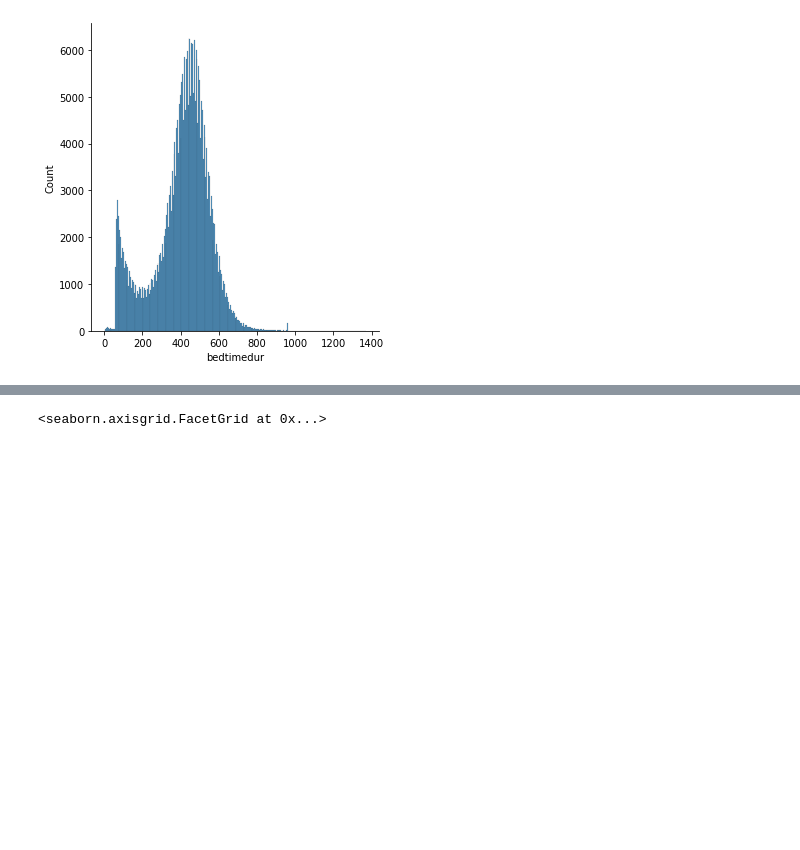
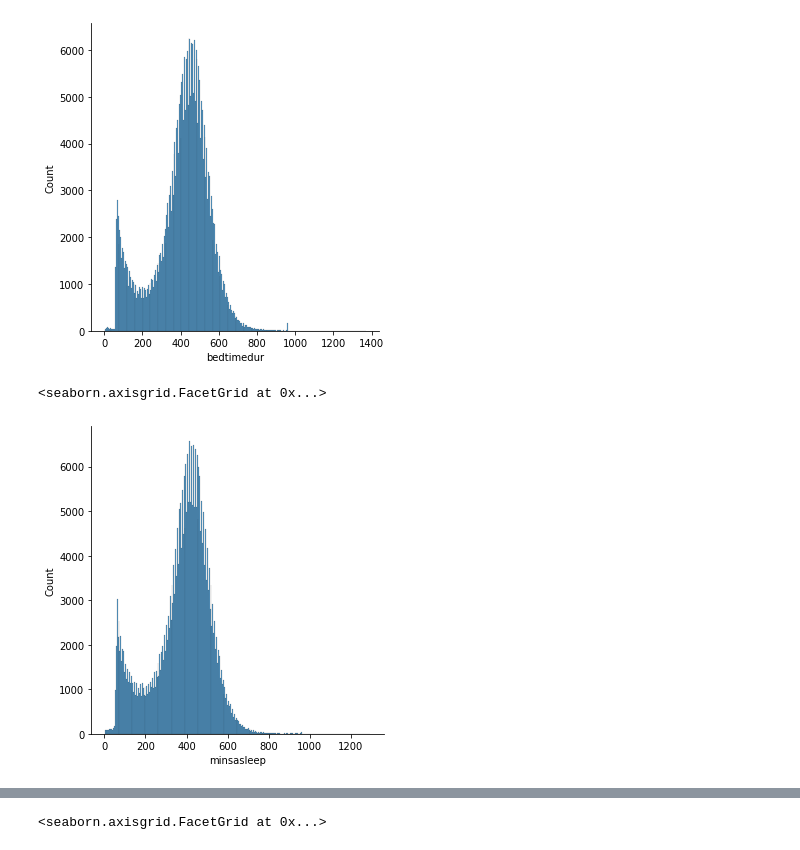
Before and after one commit to EAltunoglu/cmpe492, a Jupyter notebook: sleep.ipynb, the cells around one changed output, grey strips where cells are left out. Drawn from its saved outputs; the diff is of its cells as text; code cells hidden in the pictures; blank space fills up the shorter version.

```diff
--- a/sleep.ipynb
+++ b/sleep.ipynb
@@ -106,3 +101,8 @@ sns.displot(sleeps, x="bedtimedur")
 # %% [output]
 <seaborn.axisgrid.FacetGrid at 0x...>
 [figure]
+# %%
+sns.displot(sleeps, x="minsasleep")
+# %% [output]
+<seaborn.axisgrid.FacetGrid at 0x...>
+[figure, added]
```
Also changed, not shown: parts of 8 cells of this notebook, 6 other files.
